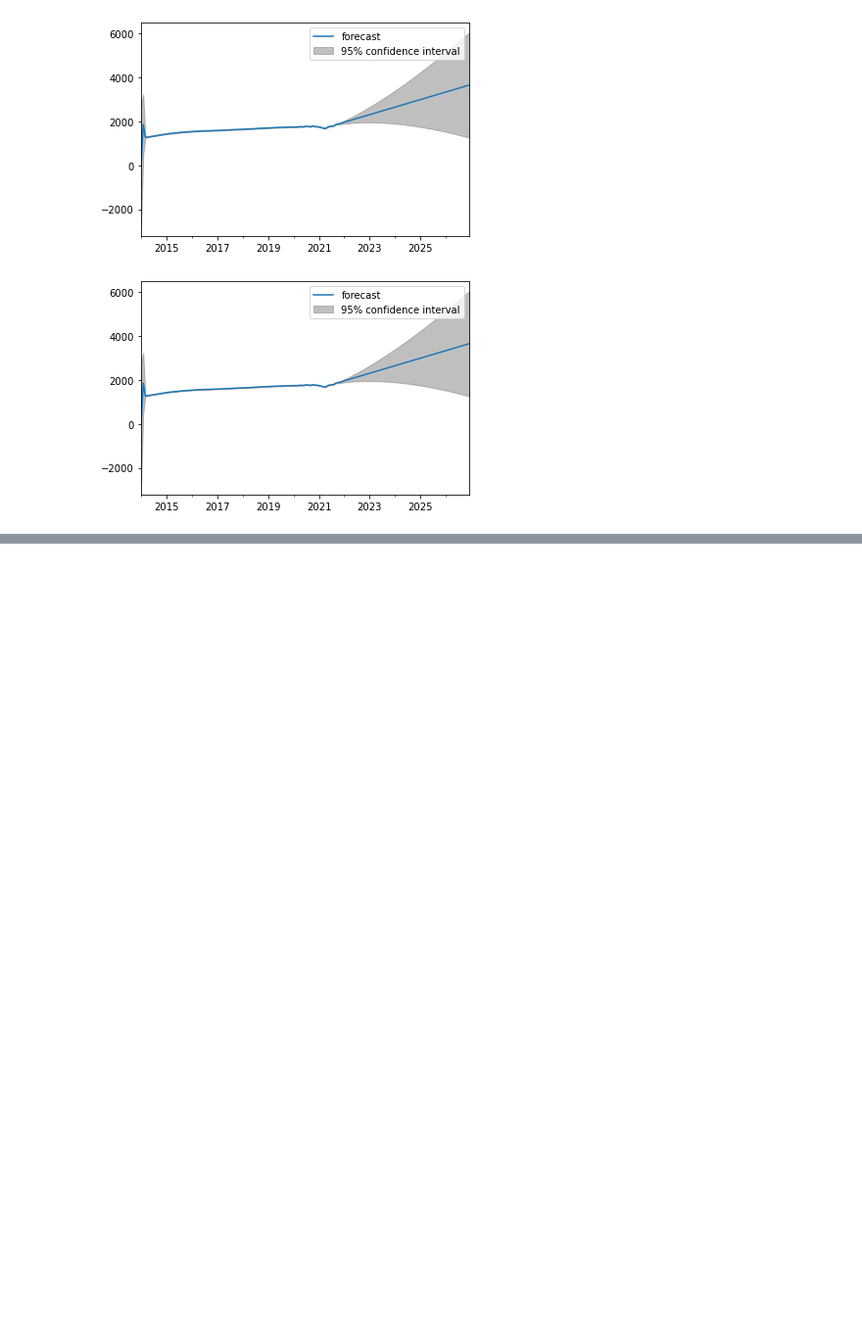
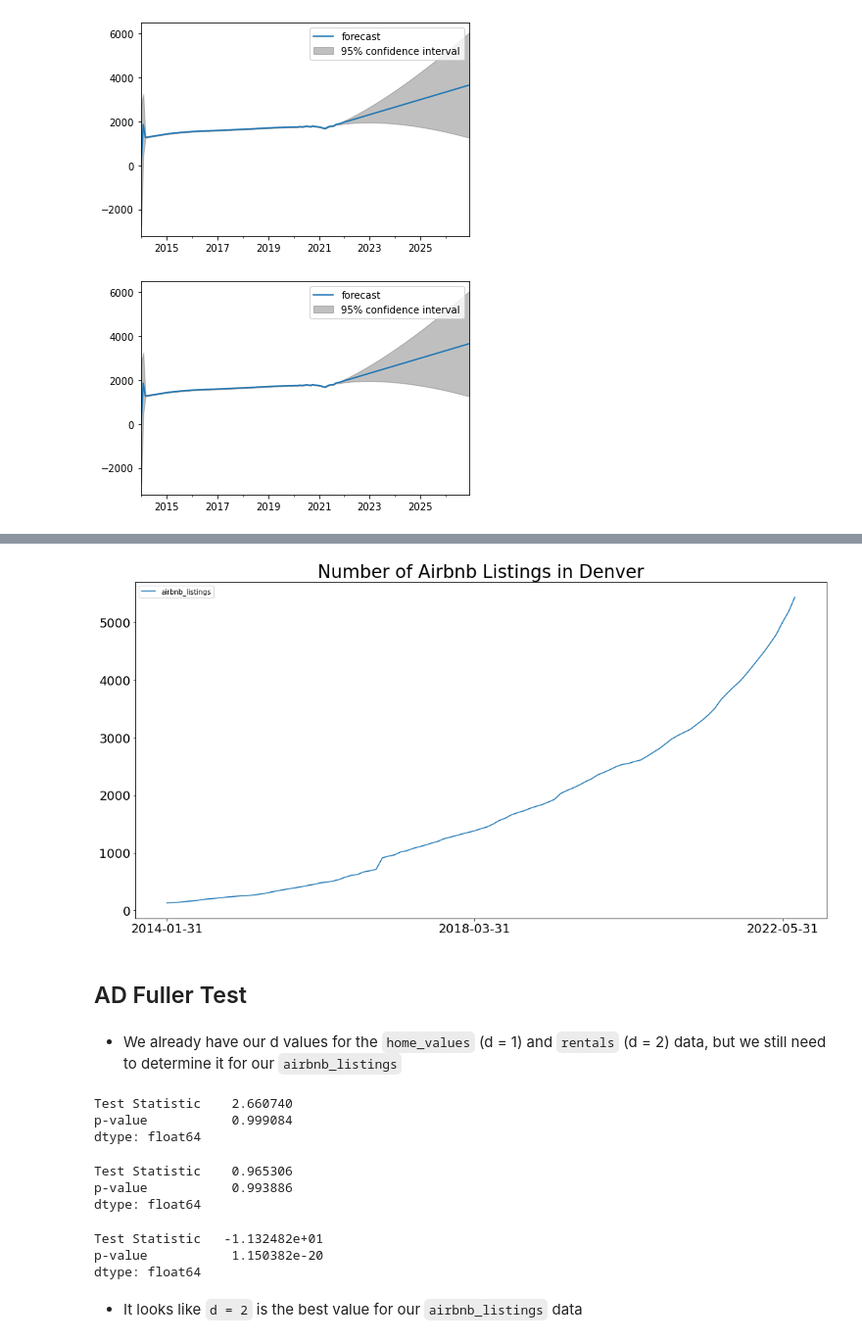
Before and after one commit to lmarett8/denver_airbnb, a Jupyter notebook: notebooks/zillow_historical.ipynb, the cells around one changed output, grey strips where cells are left out. Shown: that part at 98% size. Saved outputs shown, nothing was run; the diff lists cells and outputs as text; code cells hidden in the pictures; blank space fills up the shorter version.

```diff
--- a/notebooks/zillow_historical.ipynb
+++ b/notebooks/zillow_historical.ipynb
@@ -728,0 +842,32 @@ plot_predict(r_model, start = '2014-01-31', end = '2026-12-31')
+# %%
+# Plot our airbnb listings
+plot_series(df,
+           ['airbnb_listings'],
+           title = 'Number of Airbnb Listings in Denver',
+           steps = 50)
+# %% [output]
+[figure, added]
+# %% [markdown]
+## AD Fuller Test
+# %% [markdown]
+- We already have our d values for the `home_values` (d = 1) and `rentals` (d = 2) data, but we still need to determine it for our `airbnb_listings`
+# %%
+interpret_dftest(adfuller(df['airbnb_listings']))
+# %% [output]
+Test Statistic    2.660740
+p-value           0.999084
+dtype: float64
+# %%
+interpret_dftest(adfuller(df['airbnb_listings'].diff().dropna()))
+# %% [output]
+Test Statistic    0.965306
+p-value           0.993886
+dtype: float64
+# %%
+interpret_dftest(adfuller(df['airbnb_listings'].diff().diff().dropna()))
+# %% [output]
+Test Statistic   -1.132482e+01
+p-value           1.150382e-20
+dtype: float64
+# %% [markdown]
+- It looks like `d = 2` is the best value for our `airbnb_listings` data
```
Also changed, not shown: parts of 32 cells of this notebook, 1 other file.
